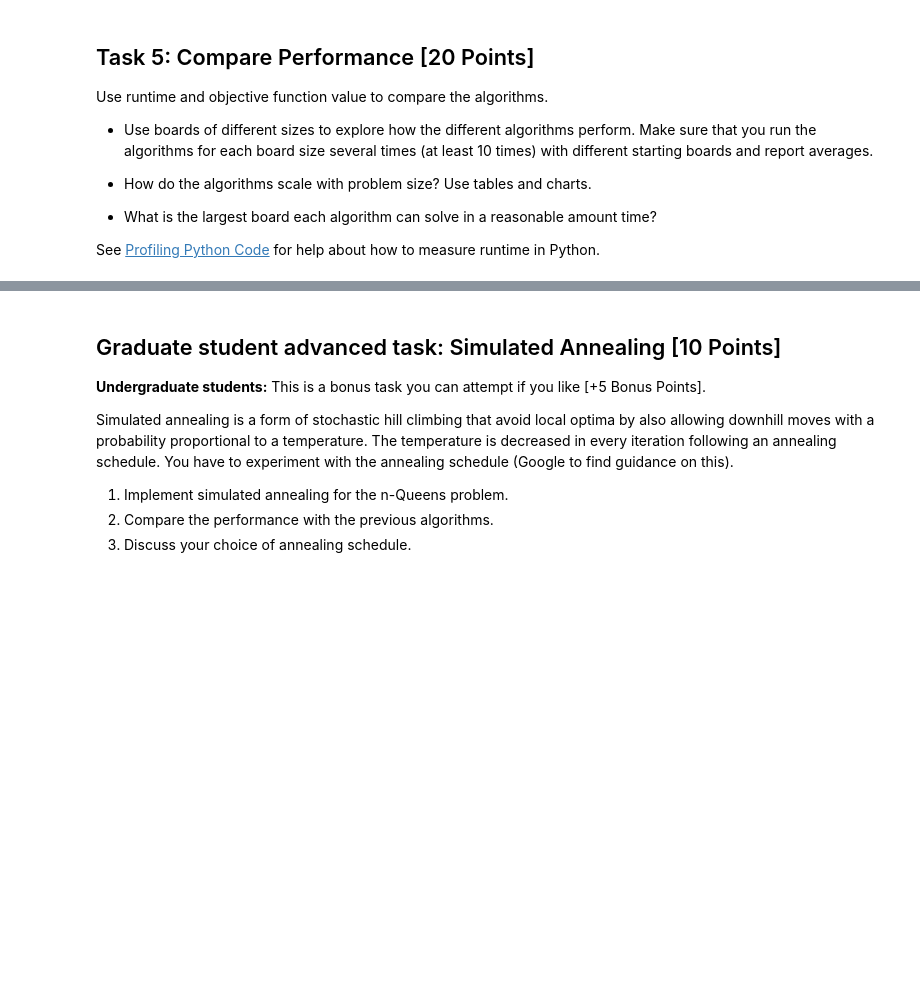
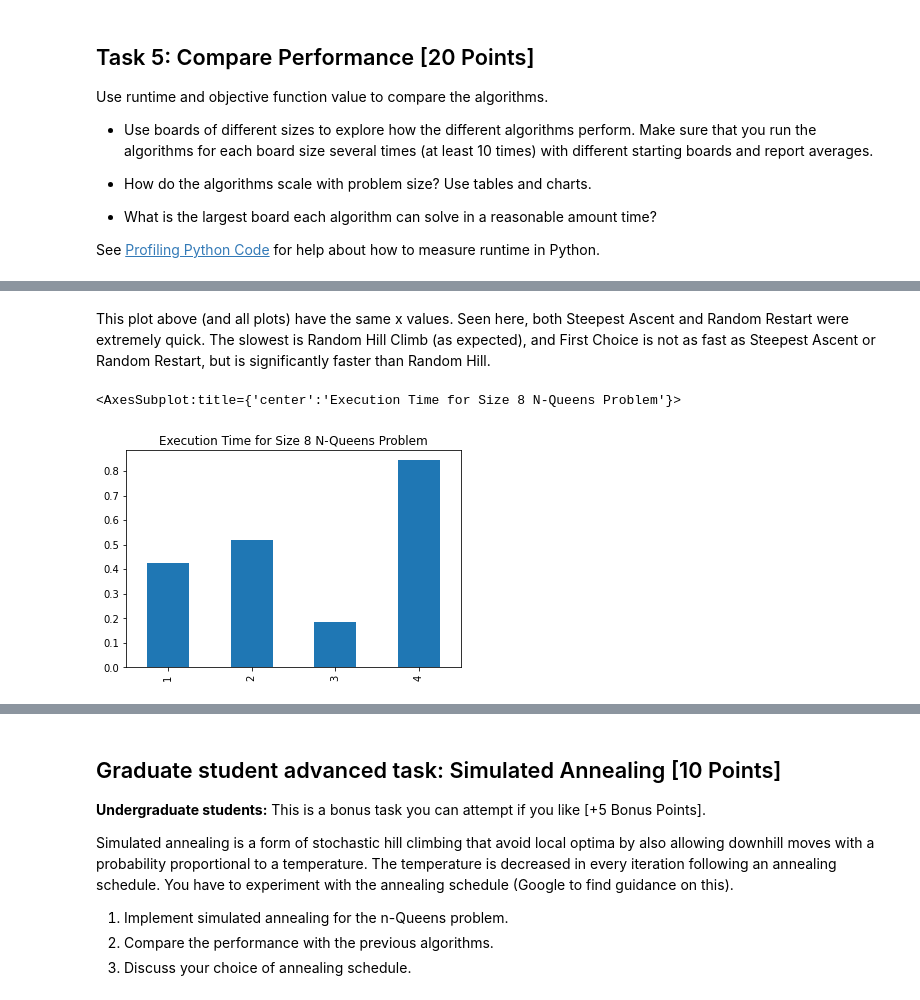
Before and after one commit to leongkkevin/CS7320-AI, a Jupyter notebook: Local_Search/n_queens.ipynb, the cells around one changed output, grey strips where cells are left out. Cells and saved outputs as stored; diff of their text form; code cells hidden in the pictures; blank space fills up the shorter version.

```diff
--- a/Local_Search/n_queens.ipynb
+++ b/Local_Search/n_queens.ipynb
@@ -373,0 +412,9 @@ KeyError: 'Algorithm'
+# %% [markdown]
+This plot above (and all plots) have the same x values. Seen here, both Steepest Ascent and Random Restart were extremely quick. The slowest is Random Hill Climb (as expected), and First Choice is not as fast as Steepest Ascent or Random Restart, but is significantly faster than Random Hill.
+# %%
+# Plots the execution time for the Size 8 Problem
+plt.title('Execution Time for Size 8 N-Queens Problem')
+data.iloc[3, 1:].plot(kind="bar")
+# %% [output]
+<AxesSubplot:title={'center':'Execution Time for Size 8 N-Queens Problem'}>
+[figure, added]
```
Also changed, not shown: parts of 14 cells of this notebook, 1 other file.
